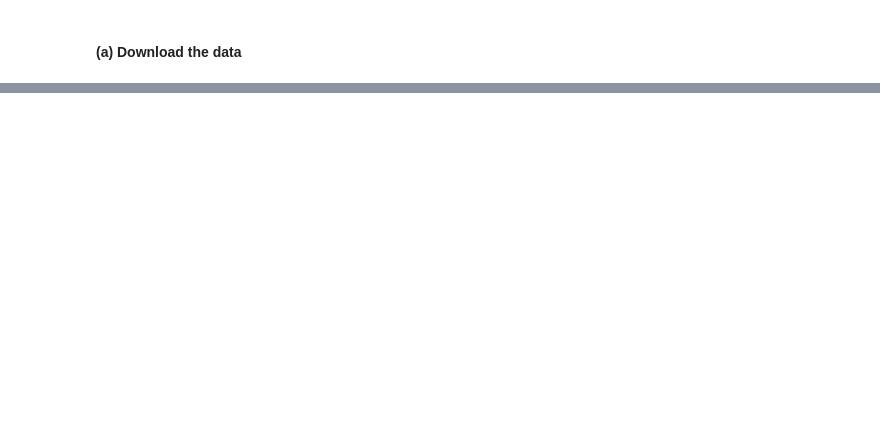
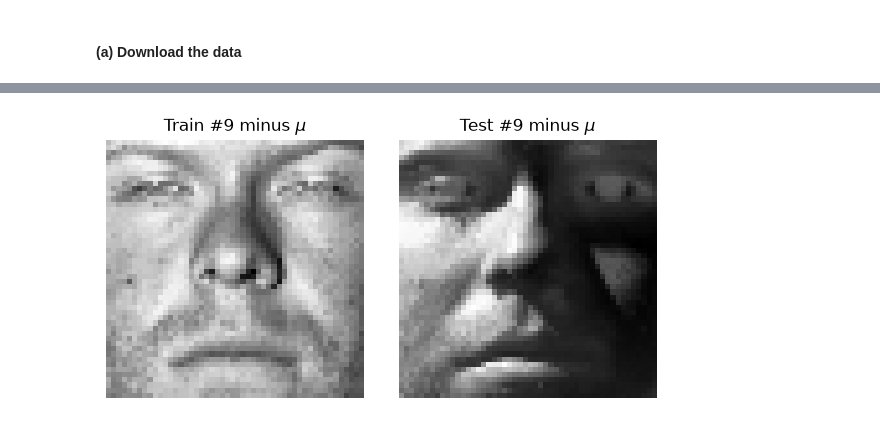
Before and after one commit to rachichi/CornellTech2026_AppliedMachineLearning, a Jupyter notebook: Homework 3/AppliedMachineLearning_Homework3_RachelLiu.ipynb, the cells around one changed output, grey strips where cells are left out. Cells and saved outputs as stored; diff of their text form; code cells hidden in the pictures; blank space fills up the shorter version.

```diff
--- a/Homework 3/AppliedMachineLearning_Homework3_RachelLiu.ipynb
+++ b/Homework 3/AppliedMachineLearning_Homework3_RachelLiu.ipynb
@@ -57,0 +109,17 @@ ModuleNotFoundError: No module named 'imageio'
+# %%
+# Subtracting mu from X and X_test
+X = train_data - mu
+X_test = test_data - mu
+
+# Plotting
+fig, axes = plt.subplots(1, 2, figsize=(6, 3))
+axes[0].imshow(X[9, :].reshape(50, 50), cmap=cm.Greys_r)
+axes[0].set_title("Train #9 minus $\\mu$")
+axes[1].imshow(X_test[9, :].reshape(50, 50), cmap=cm.Greys_r)
+axes[1].set_title("Test #9 minus $\\mu$")
+for ax in axes:
+    ax.axis("off")
+plt.tight_layout()
+plt.show()
+# %% [output]
+[figure, added]
```
Also changed, not shown: parts of 32 cells of this notebook, 8 other files.
